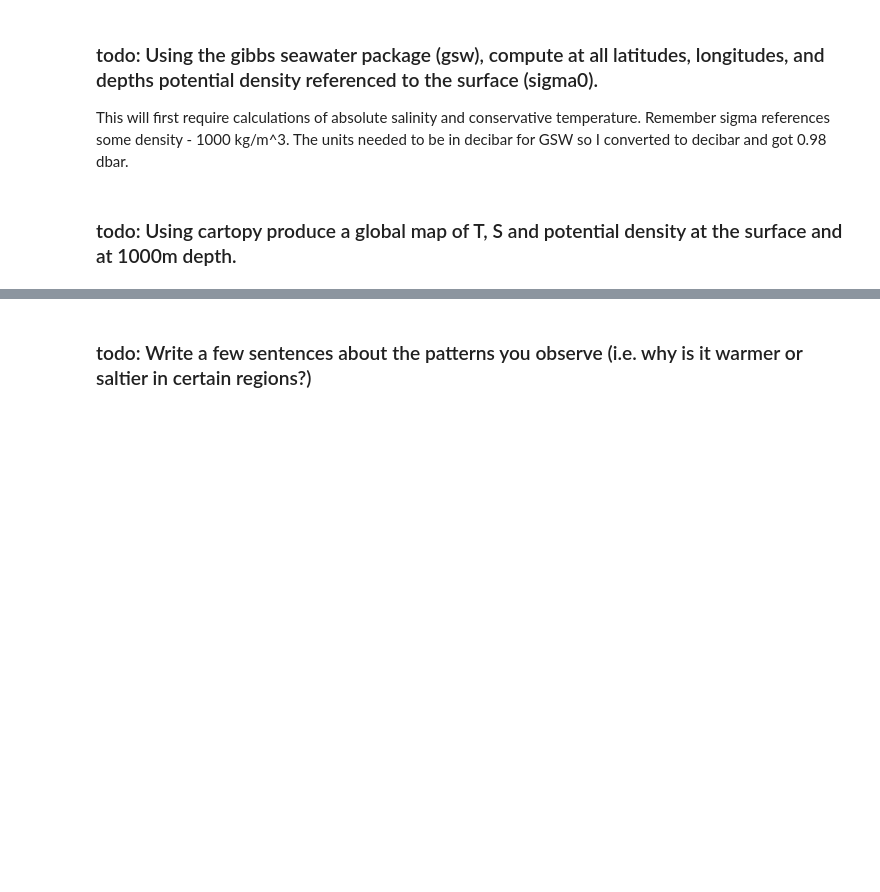
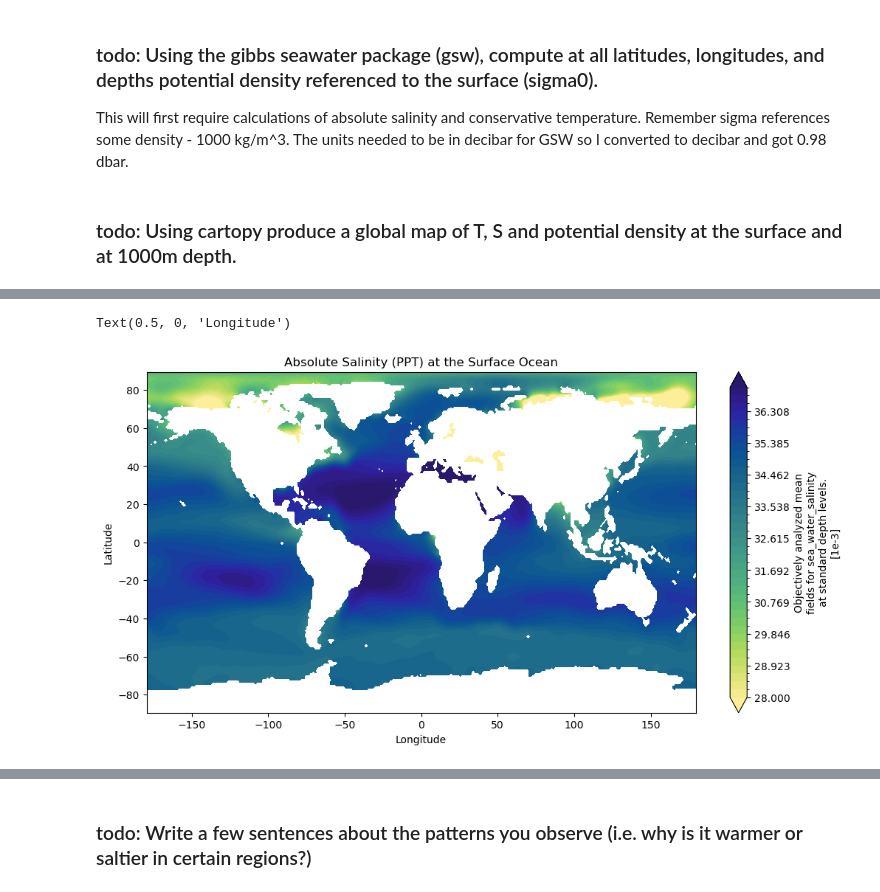
Before and after one commit to samrey3002/physical_oceanography, a Jupyter notebook: notebooks/thermal_wind.ipynb, the cells around one changed output, grey strips where cells are left out. Cells and saved outputs as stored; diff of their text form; code cells hidden in the pictures; blank space fills up the shorter version.

```diff
--- a/notebooks/thermal_wind.ipynb
+++ b/notebooks/thermal_wind.ipynb
@@ -172,0 +169,13 @@ potential_density.sel(depth='1.00e+03').plot()
+# %%
+fig, ax = plt.subplots(figsize=(12, 6))
+
+absolute_salt.sel(depth='0.00e+00').plot.contourf(vmin=28, vmax=37, cmap=cmocean.cm.haline_r, levels=40)
+
+ax.set_title('Absolute Salinity (PPT) at the Surface Ocean')
+
+ax.set_ylabel('Latitude')
+
+ax.set_xlabel('Longitude')
+# %% [output]
+Text(0.5, 0, 'Longitude')
+[figure, added]
```
Also changed, not shown: parts of 14 cells of this notebook.
